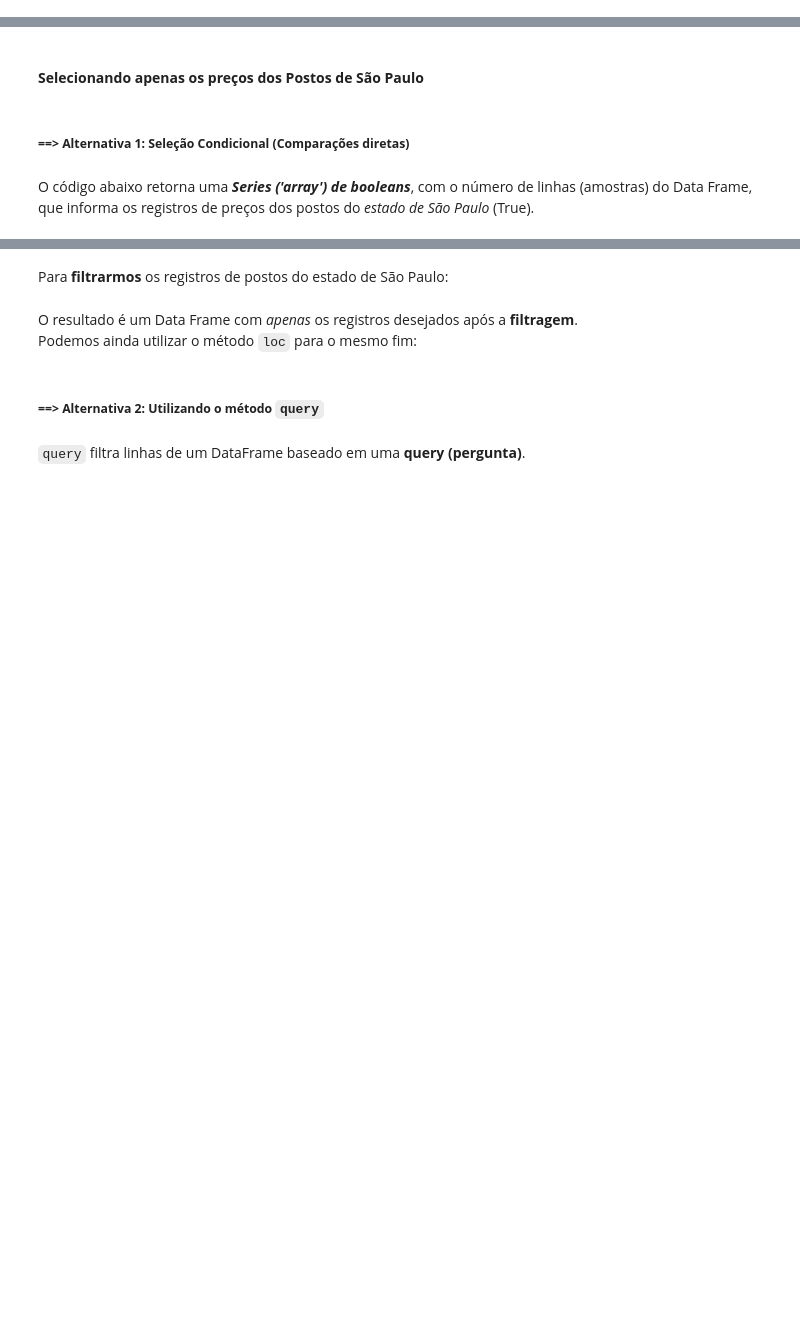
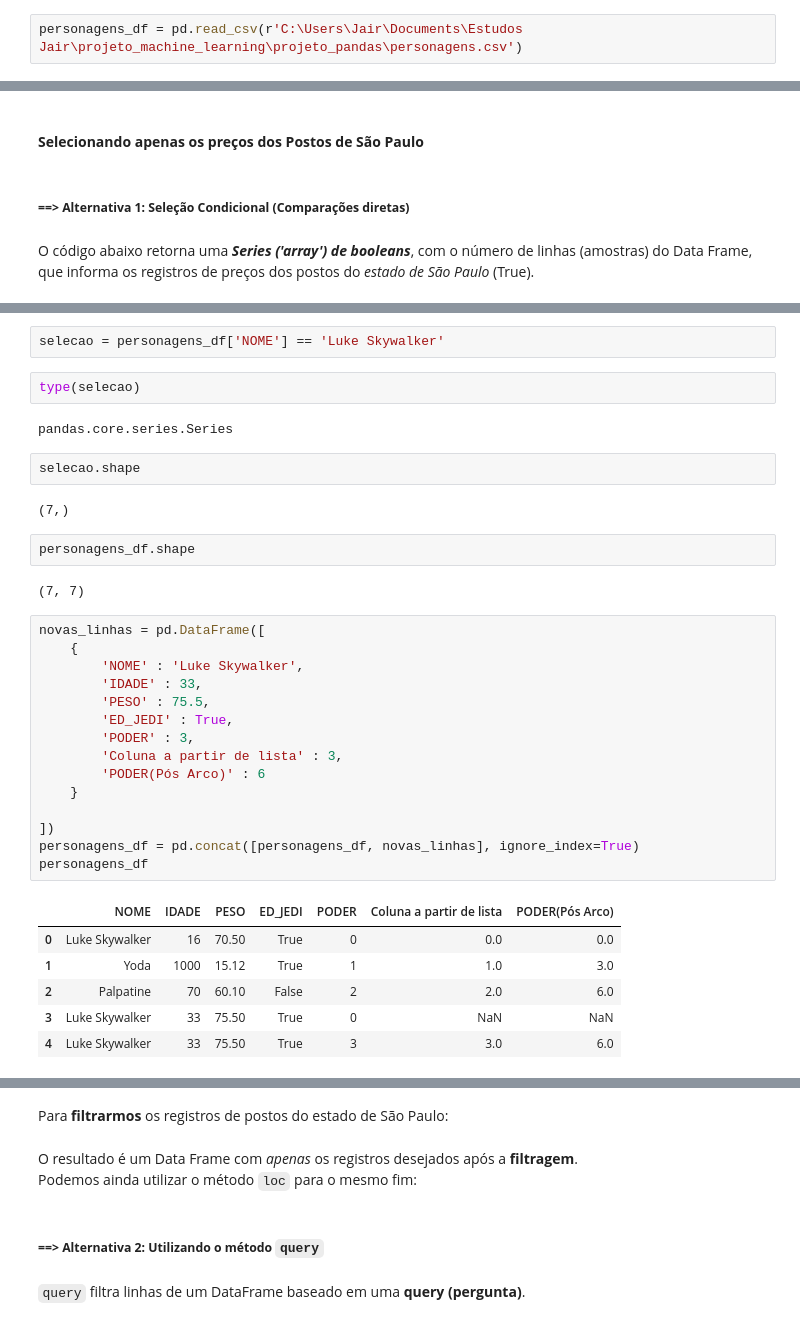
Before and after one commit to JairCipriano/projeto_machine_learning, a Jupyter notebook: projeto_pandas/manipulacao_de_dados_codigo_base.ipynb, the cells around one changed output, grey strips where cells are left out. Saved outputs shown, nothing was run; the diff lists cells and outputs as text; blank space fills up the shorter version.

```diff
--- a/projeto_pandas/manipulacao_de_dados_codigo_base.ipynb
+++ b/projeto_pandas/manipulacao_de_dados_codigo_base.ipynb
@@ -686,3 +704,5 @@ Por padrão, o método utilizará a ',' como separador das colunas. Caso queira
 # %% [markdown]
 Durante nossas análise exploratórias, frequentemente filtraremos nossas amostras, a partir de certas **condições**, para fins de análise mais específica. <br/>
 Existem algumas maneiras de fazermos tal filtragem. Antes disso, vamos carregar nosso dataset pré-processado que salvamos no item anterior.
+# %%
+personagens_df = pd.read_csv(r'C:\Users\Jair\Documents\Estudos Jair\projeto_machine_learning\projeto_pandas\personagens.csv')
@@ -694,0 +739,36 @@ O código abaixo retorna uma ***Series ('array') de booleans***, com o número d
+# %%
+selecao = personagens_df['NOME'] == 'Luke Skywalker'
+# %%
+type(selecao)
+# %% [output]
+pandas.core.series.Series
+# %%
+selecao.shape
+# %% [output]
+(7,)
+# %%
+personagens_df.shape
+# %% [output]
+(7, 7)
+# %%
+novas_linhas = pd.DataFrame([
+    {
+        'NOME' : 'Luke Skywalker',
+        'IDADE' : 33,
+        'PESO' : 75.5,
+        'ED_JEDI' : True,
+        'PODER' : 3,
+        'Coluna a partir de lista' : 3,
+        'PODER(Pós Arco)' : 6
+    }
+
+])
+personagens_df = pd.concat([personagens_df, novas_linhas], ignore_index=True)
+personagens_df
+# %% [output]
+|  | NOME | IDADE | PESO | ED_JEDI | PODER | Coluna a partir de lista | PODER(Pós Arco) |
+| 0 | Luke Skywalker | 16 | 70.50 | True | 0 | 0.0 | 0.0 |
+| 1 | Yoda | 1000 | 15.12 | True | 1 | 1.0 | 3.0 |
+| 2 | Palpatine | 70 | 60.10 | False | 2 | 2.0 | 6.0 |
+| 3 | Luke Skywalker | 33 | 75.50 | True | 0 | NaN | NaN |
+| 4 | Luke Skywalker | 33 | 75.50 | True | 3 | 3.0 | 6.0 |
```
Also changed, not shown: parts of 10 cells of this notebook, 2 other files.
